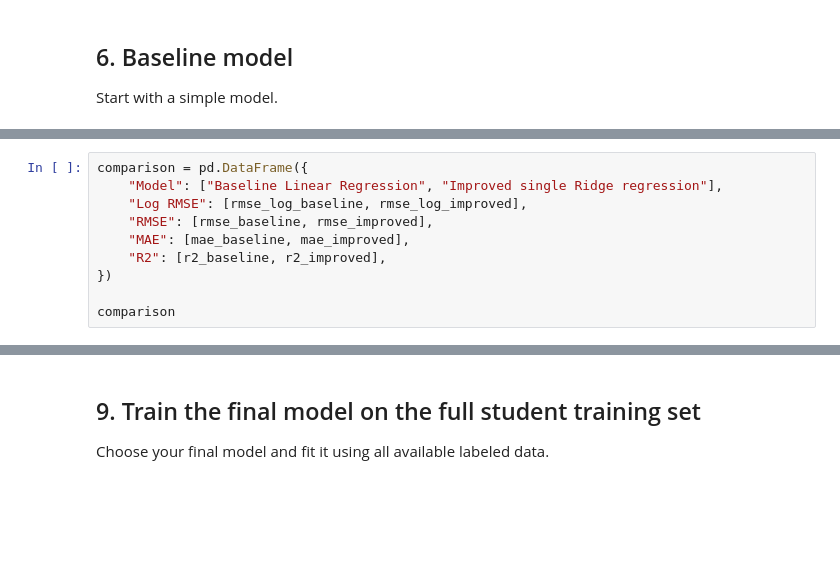
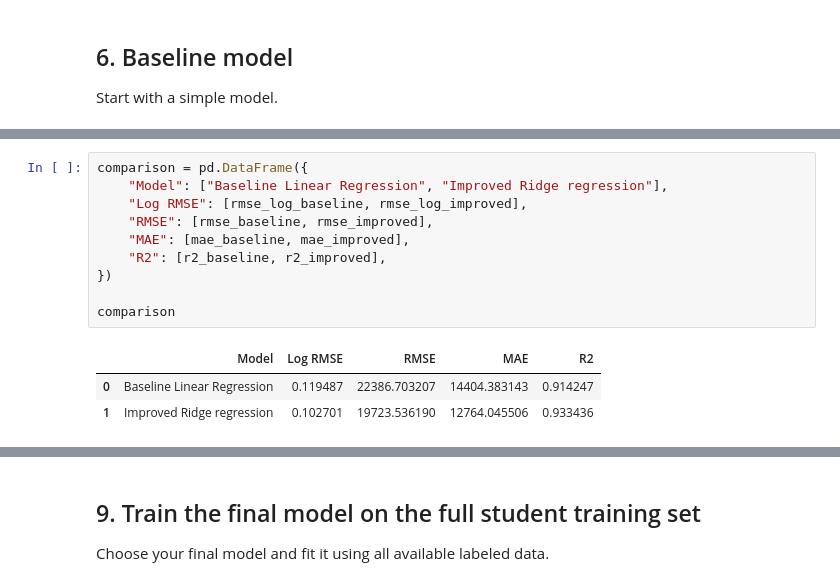
Before and after one commit to peter-schuck/data-science-visualization-project, a Jupyter notebook: lab05_files/lab05.ipynb, the cells around one changed output, grey strips where cells are left out. Cells and saved outputs as stored; diff of their text form; blank space fills up the shorter version.

```diff
--- a/lab05_files/lab05.ipynb
+++ b/lab05_files/lab05.ipynb
@@ -506,10 +562,14 @@ Briefly discuss the difference between the baseline and the improved model.
 # %%
 comparison = pd.DataFrame({
-    "Model": ["Baseline Linear Regression", "Improved single Ridge regression"],
+    "Model": ["Baseline Linear Regression", "Improved Ridge regression"],
     "Log RMSE": [rmse_log_baseline, rmse_log_improved],
     "RMSE": [rmse_baseline, rmse_improved],
     "MAE": [mae_baseline, mae_improved],
     "R2": [r2_baseline, r2_improved],
 })
 
 comparison
+# %% [output]
+|  | Model | Log RMSE | RMSE | MAE | R2 |
+| 0 | Baseline Linear Regression | 0.119487 | 22386.703207 | 14404.383143 | 0.914247 |
+| 1 | Improved Ridge regression | 0.102701 | 19723.536190 | 12764.045506 | 0.933436 |
```
Also changed, not shown: parts of 32 cells of this notebook.
